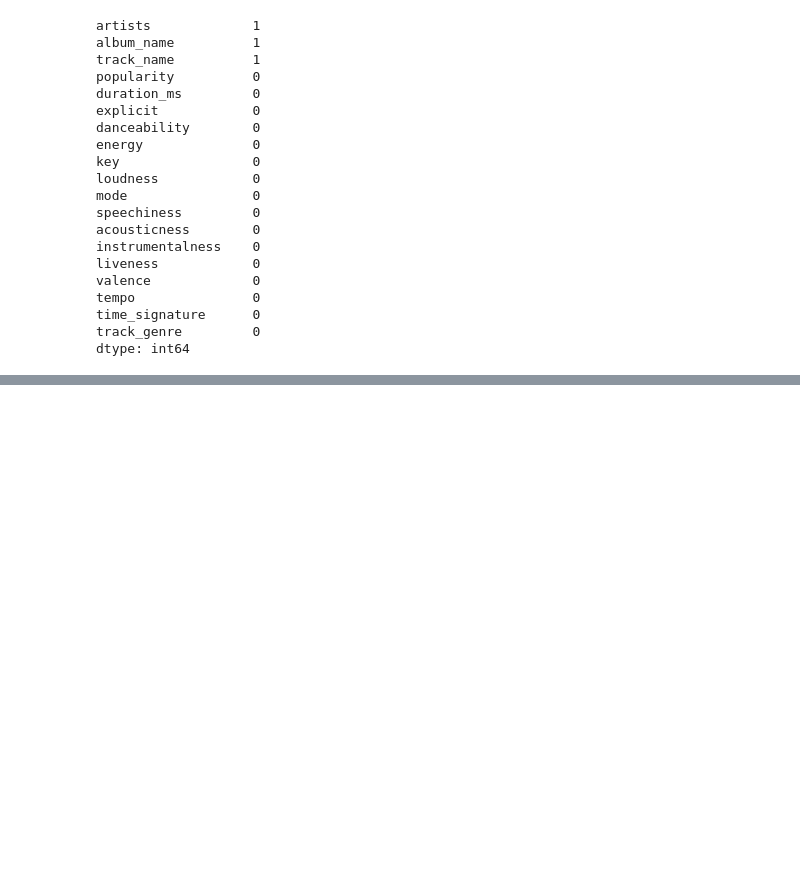
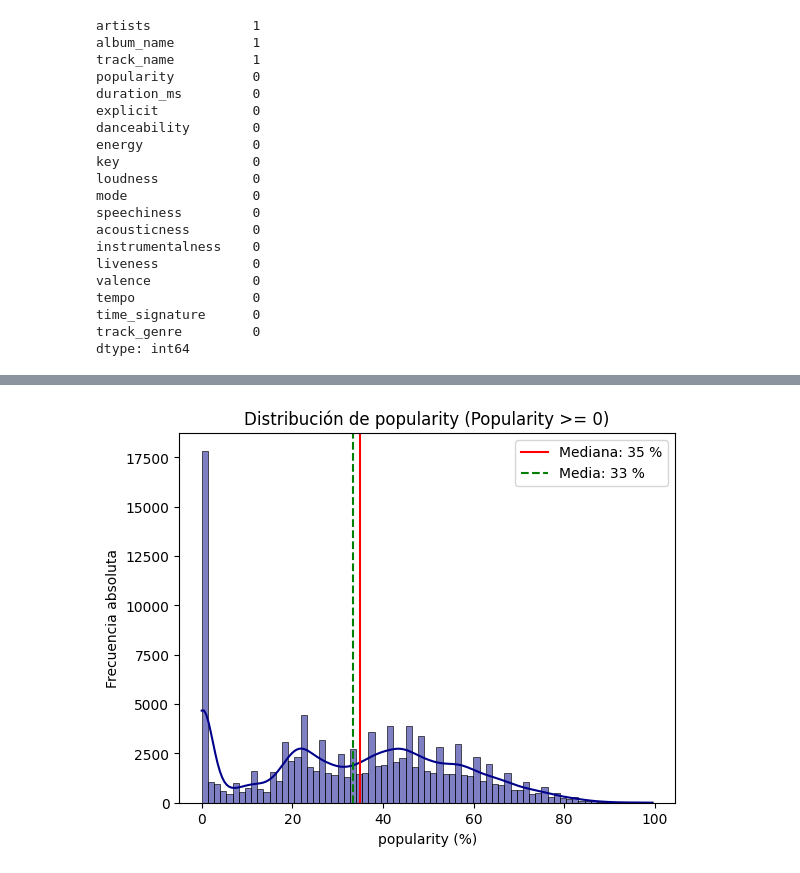
Before and after one commit to 0Trickster/Project-MLY-1, a Jupyter notebook: notebooks/Limpieza.ipynb, the cells around one changed output, grey strips where cells are left out. Saved outputs shown, nothing was run; the diff lists cells and outputs as text; code cells hidden in the pictures; blank space fills up the shorter version.

```diff
--- a/notebooks/Limpieza.ipynb
+++ b/notebooks/Limpieza.ipynb
@@ -154,0 +279,17 @@ plt.show()
+# %%
+sns.histplot(
+    data = df_wins,
+    x = 'popularity',
+    kde = True,
+    color="darkblue"
+)
+
+plt.axvline(df_wins['popularity'].median(), label = f'Mediana: {df_wins['popularity'].median():.0f} %', color = 'red')
+plt.axvline(df_wins['popularity'].mean(), label = f'Media: {df_wins['popularity'].mean():.0f} %', color = 'green', linestyle = '--')
+plt.title('Distribución de popularity (Popularity >= 0)')
+plt.xlabel('popularity (%)')
+plt.ylabel('Frecuencia absoluta')
+plt.legend()
+plt.show()
+# %% [output]
+[figure, added]
```
Also changed, not shown: parts of 19 cells of this notebook, 3 other files.
